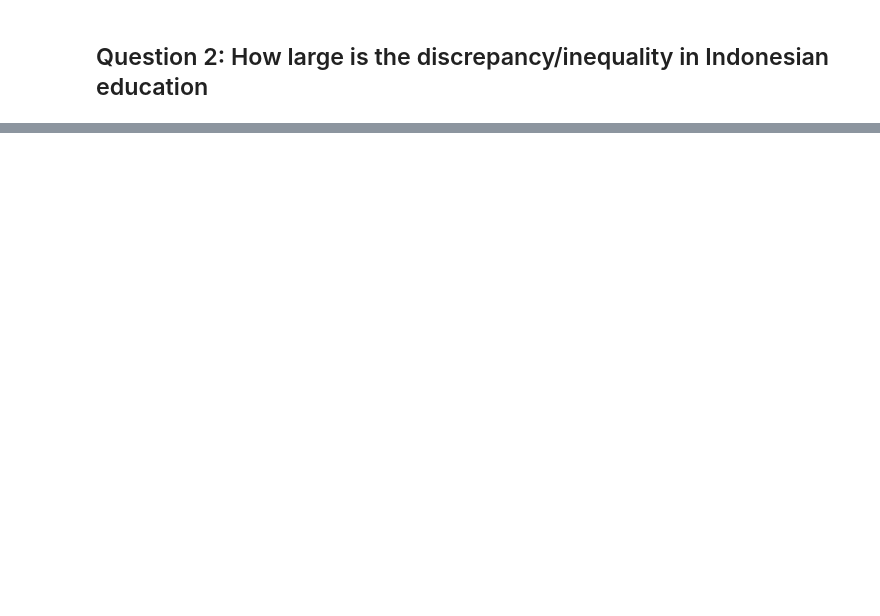
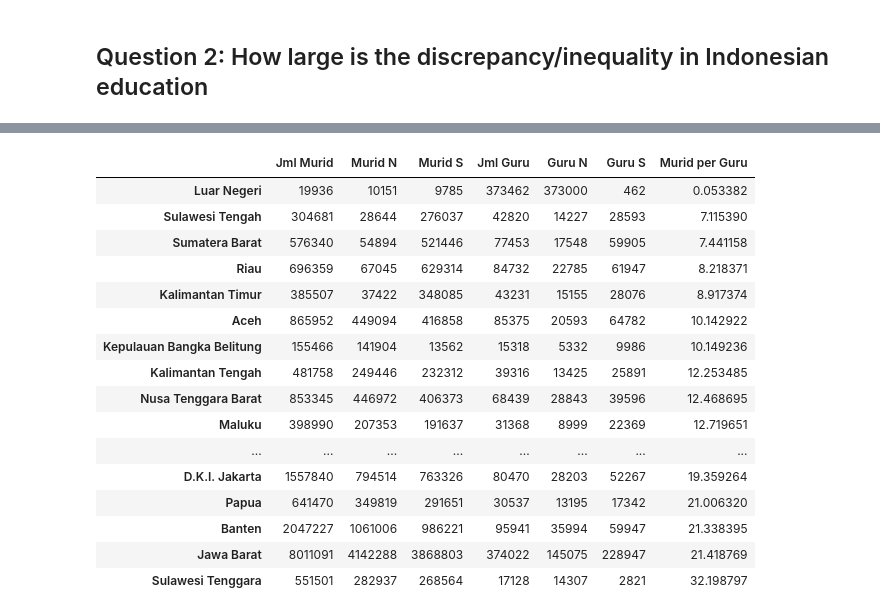
Before and after one commit to steinist/National-School-Data, a Jupyter notebook: National School Data Analysis - Wardaya College.ipynb, the cells around one changed output, grey strips where cells are left out. Saved outputs shown, nothing was run; the diff lists cells and outputs as text; code cells hidden in the pictures; blank space fills up the shorter version.

```diff
--- a/National School Data Analysis - Wardaya College.ipynb
+++ b/National School Data Analysis - Wardaya College.ipynb
@@ -196,0 +314,22 @@ slope: [[0.14752335]]
+# %%
+#Create Murid/Guru col
+df_mgc["Murid per Guru"] = df_mgc["Jml Murid"] / df_mgc["Jml Guru"]
+df_mgc.sort_values("Murid per Guru")
+# %% [output]
+|  | Jml Murid | Murid N | Murid S | Jml Guru | Guru N | Guru S | Murid per Guru |
+| Luar Negeri | 19936 | 10151 | 9785 | 373462 | 373000 | 462 | 0.053382 |
+| Sulawesi Tengah | 304681 | 28644 | 276037 | 42820 | 14227 | 28593 | 7.115390 |
+| Sumatera Barat | 576340 | 54894 | 521446 | 77453 | 17548 | 59905 | 7.441158 |
+| Riau | 696359 | 67045 | 629314 | 84732 | 22785 | 61947 | 8.218371 |
+| Kalimantan Timur | 385507 | 37422 | 348085 | 43231 | 15155 | 28076 | 8.917374 |
+| Aceh | 865952 | 449094 | 416858 | 85375 | 20593 | 64782 | 10.142922 |
+| Kepulauan Bangka Belitung | 155466 | 141904 | 13562 | 15318 | 5332 | 9986 | 10.149236 |
+| Kalimantan Tengah | 481758 | 249446 | 232312 | 39316 | 13425 | 25891 | 12.253485 |
+| Nusa Tenggara Barat | 853345 | 446972 | 406373 | 68439 | 28843 | 39596 | 12.468695 |
+| Maluku | 398990 | 207353 | 191637 | 31368 | 8999 | 22369 | 12.719651 |
+| ... | ... | ... | ... | ... | ... | ... | ... |
+| D.K.I. Jakarta | 1557840 | 794514 | 763326 | 80470 | 28203 | 52267 | 19.359264 |
+| Papua | 641470 | 349819 | 291651 | 30537 | 13195 | 17342 | 21.006320 |
+| Banten | 2047227 | 1061006 | 986221 | 95941 | 35994 | 59947 | 21.338395 |
+| Jawa Barat | 8011091 | 4142288 | 3868803 | 374022 | 145075 | 228947 | 21.418769 |
+| Sulawesi Tenggara | 551501 | 282937 | 268564 | 17128 | 14307 | 2821 | 32.198797 |
```
Also changed, not shown: parts of 38 cells of this notebook.
